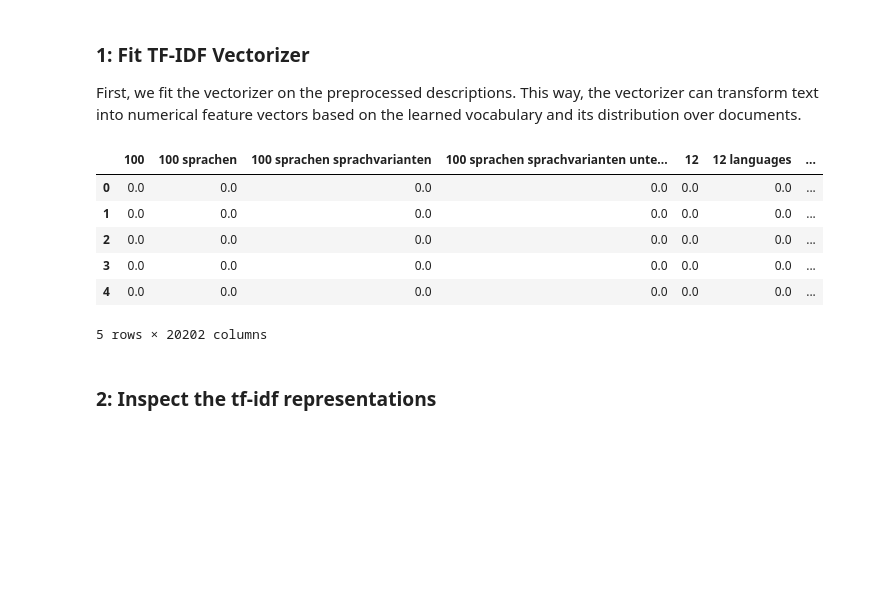
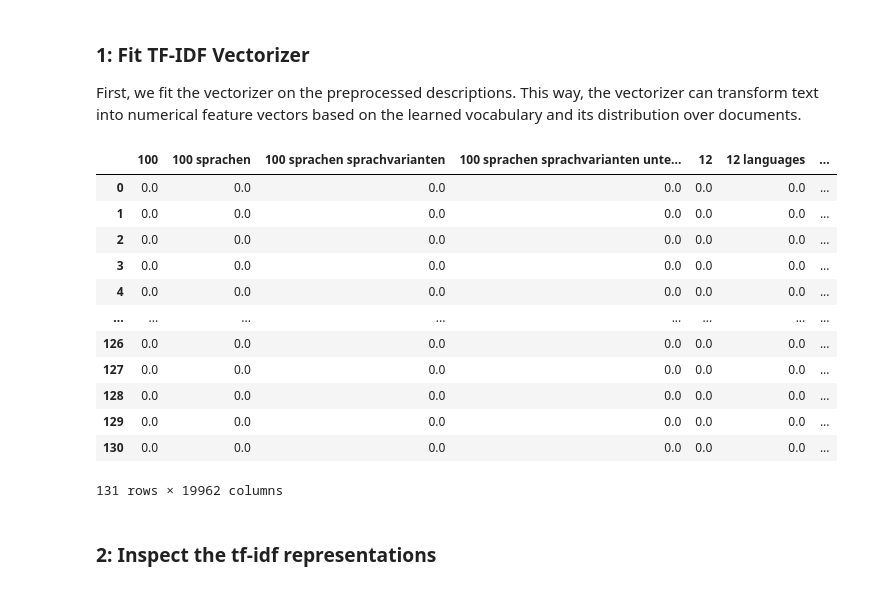
Before and after one commit to andwzn/retrieval-augmented-generation-experiment, a Jupyter notebook: rag_experiment_1.ipynb, the cells around one changed output. Cells and saved outputs as stored; diff of their text form; code cells hidden in the pictures; blank space fills up the shorter version.

Commit message:
modified TFIDF to support chunking

```diff
--- a/rag_experiment_1.ipynb
+++ b/rag_experiment_1.ipynb
@@ -252,8 +252,8 @@ Next, we can prepare our data for the information retrieval process. We'll focus
 First, we'll remove all links from the descriptions.
 # %%
 pattern = r"((?:https?:\/\/|w{3}.)[\w\d%/.-]+)"
-edition_software_info["description_preprocessed"] = edition_software_info["description_clean"].str.replace(pattern, '', regex=True)
-edition_software_info["description_preprocessed"].head(3)
+edition_software_info["description_clean"] = edition_software_info["description_clean"].str.replace(pattern, '', regex=True)
+edition_software_info["description_clean"].head(3)
 # %% [output]
 0    Transkribus ist eine umfassende Plattform für ...
 1    Autodone is a service for the automated, time-...
@@ -362,6 +362,9 @@ edition_software_info_chunked = edition_software_info.copy()
 edition_software_info_chunked['description_clean_chunks'] = edition_software_info_chunked['description_clean'].apply(lambda x: chunk(x))
 edition_software_info_chunked = edition_software_info_chunked.explode('description_clean_chunks')
 
+# reindex the dataframe
+edition_software_info_chunked = edition_software_info_chunked.reset_index(drop=True)
+
 with pd.option_context('display.max_colwidth', None):
     display(edition_software_info_chunked[["brand_name", "description_clean", "description_clean_chunks"]].head(10))
 # %% [output]
@@ -459,19 +466,25 @@ First, we fit the vectorizer on the preprocessed descriptions.
 This way, the vectorizer can transform text into numerical feature vectors based on the learned vocabulary and its distribution over documents.
 # %%
 tfidf_vectorizer = TfidfVectorizer(ngram_range=(1,4))
-tfidf_matrix = tfidf_vectorizer.fit_transform(edition_software_info["description_preprocessed"])
+tfidf_matrix = tfidf_vectorizer.fit_transform(edition_software_info_chunked['description_preprocessed_chunks'])
 
 # display the resulting matrix
 tfidf_matrix_beautify = pd.DataFrame(tfidf_matrix.toarray(), columns=tfidf_vectorizer.get_feature_names_out())
-tfidf_matrix_beautify.head()
+tfidf_matrix_beautify
 # %% [output]
 |  | 100 | 100 sprachen | 100 sprachen sprachvarianten | 100 sprachen sprachvarianten unte... | 12 | 12 languages | ... |
 | 0 | 0.0 | 0.0 | 0.0 | 0.0 | 0.0 | 0.0 | ... |
 | 1 | 0.0 | 0.0 | 0.0 | 0.0 | 0.0 | 0.0 | ... |
 | 2 | 0.0 | 0.0 | 0.0 | 0.0 | 0.0 | 0.0 | ... |
 | 3 | 0.0 | 0.0 | 0.0 | 0.0 | 0.0 | 0.0 | ... |
 | 4 | 0.0 | 0.0 | 0.0 | 0.0 | 0.0 | 0.0 | ... |
+| ... | ... | ... | ... | ... | ... | ... | ... |
+| 126 | 0.0 | 0.0 | 0.0 | 0.0 | 0.0 | 0.0 | ... |
+| 127 | 0.0 | 0.0 | 0.0 | 0.0 | 0.0 | 0.0 | ... |
+| 128 | 0.0 | 0.0 | 0.0 | 0.0 | 0.0 | 0.0 | ... |
+| 129 | 0.0 | 0.0 | 0.0 | 0.0 | 0.0 | 0.0 | ... |
+| 130 | 0.0 | 0.0 | 0.0 | 0.0 | 0.0 | 0.0 | ... |
-5 rows × 20202 columns
+131 rows × 19962 columns
 # %% [markdown]
 ### 2: Inspect the tf-idf representations
 # %% [markdown]
```
Also changed, not shown: parts of 9 cells of this notebook.
